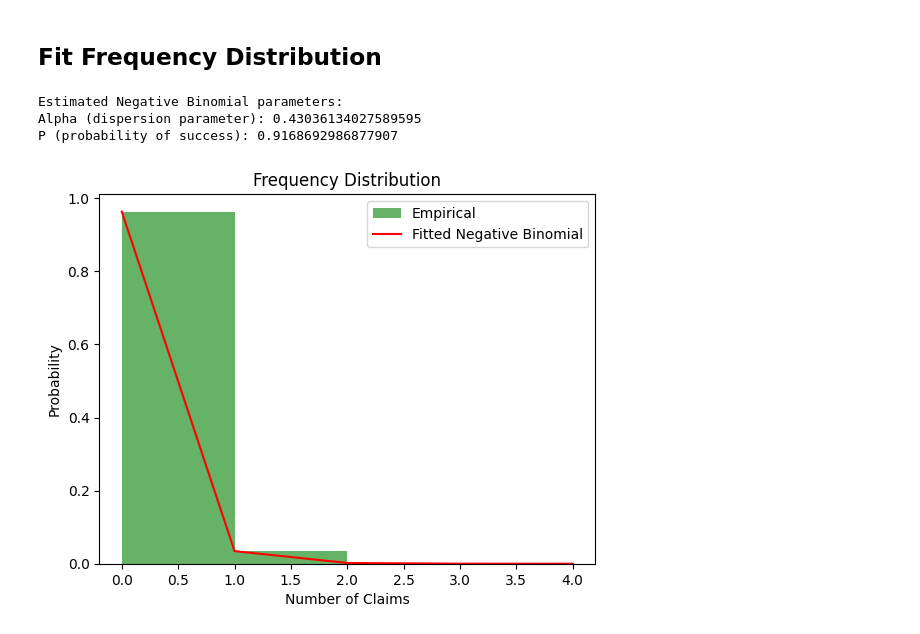
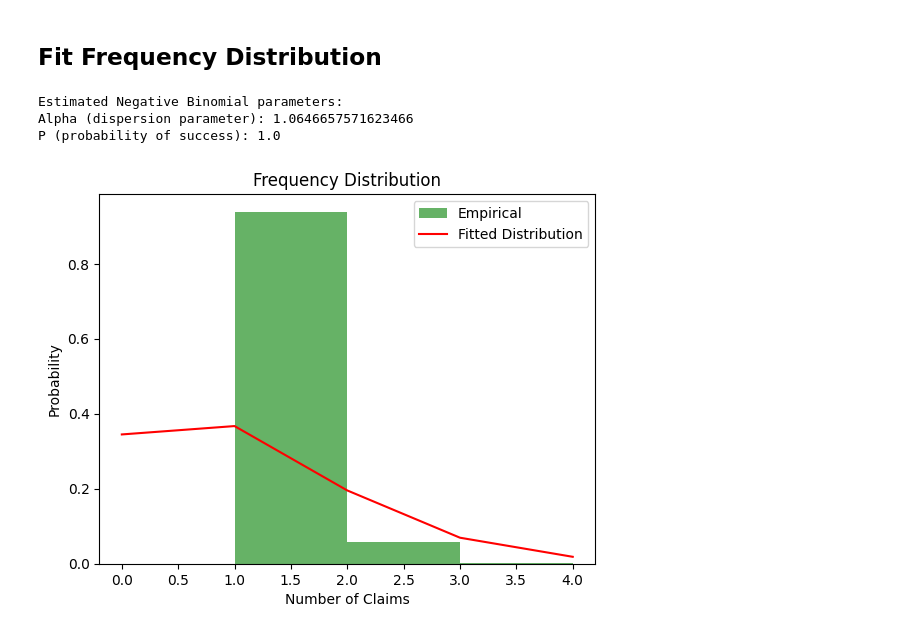
Before and after one commit to bordeauxlink/assurance-term-project, a Jupyter notebook: q2.ipynb, the cells around one changed output. Cells and saved outputs as stored; diff of their text form; code cells hidden in the pictures.

```diff
--- a/q2.ipynb
+++ b/q2.ipynb
@@ -40,47 +42,45 @@ max         4.000000  200000.000000
 # %%
 import pandas as pd
 import numpy as np
 import scipy.stats as stats
 import matplotlib.pyplot as plt
 
-# Load data
 claim_data = pd.read_csv('claim_data_group5_2024.csv')
-
-# Drop rows with NAs
 claim_data = claim_data.dropna()
-
-# Filter non-negative values
-claim_data = claim_data[(claim_data['ClaimNb'] >= 0) & (claim_data['ClaimAmount'] >= 0)]
-
-# Estimate frequency distribution (Negative Binomial)
+claim_data = claim_data[(claim_data['ClaimNb'] >= 0) & (claim_data['ClaimAmount'] > 0)]  # Ensure ClaimAmount > 0
 claim_frequency = claim_data['ClaimNb']
 mean_claim_freq = claim_frequency.mean()
 var_claim_freq = claim_frequency.var()
+if var_claim_freq > mean_claim_freq:
+    alpha_est = mean_claim_freq**2 / (var_claim_freq - mean_claim_freq)
+    p_est = mean_claim_freq / var_claim_freq
+else:
+    alpha_est = mean_claim_freq
+    p_est = 1.0
 
-# Estimate Negative Binomial parameters
-alpha_est = mean_claim_freq**2 / (var_claim_freq - mean_claim_freq)
-p_est = mean_claim_freq / var_claim_freq
-
-# Print estimated parameters
+# estimated parameters
 print("Estimated Negative Binomial parameters:")
 print("Alpha (dispersion parameter):", alpha_est)
 print("P (probability of success):", p_est)
 
 # Plot the empirical frequency distribution
 plt.hist(claim_frequency, bins=range(0, int(claim_frequency.max()) + 1), density=True, alpha=0.6, color='g', label='Empirical')
 
 # Plot the fitted Negative Binomial distribution
 x = np.arange(0, int(claim_frequency.max()) + 1)
-fitted_nb = stats.nbinom.pmf(x, alpha_est, p_est)
-plt.plot(x, fitted_nb, 'r-', label='Fitted Negative Binomial')
+if var_claim_freq > mean_claim_freq:
+    fitted_nb = stats.nbinom.pmf(x, alpha_est, p_est)
+else:
+    fitted_nb = stats.poisson.pmf(x, alpha_est)
+plt.plot(x, fitted_nb, 'r-', label='Fitted Distribution')
 
 plt.title('Frequency Distribution')
 plt.xlabel('Number of Claims')
 plt.ylabel('Probability')
 plt.legend()
 plt.show()
 # %% [output]
 Estimated Negative Binomial parameters:
-Alpha (dispersion parameter): 0.43036134027589595
-P (probability of success): 0.9168692986877907
+Alpha (dispersion parameter): 1.0646657571623466
+P (probability of success): 1.0
-[figure, old version]
+[figure, new version]
```
Also changed, not shown: parts of 8 cells of this notebook.
